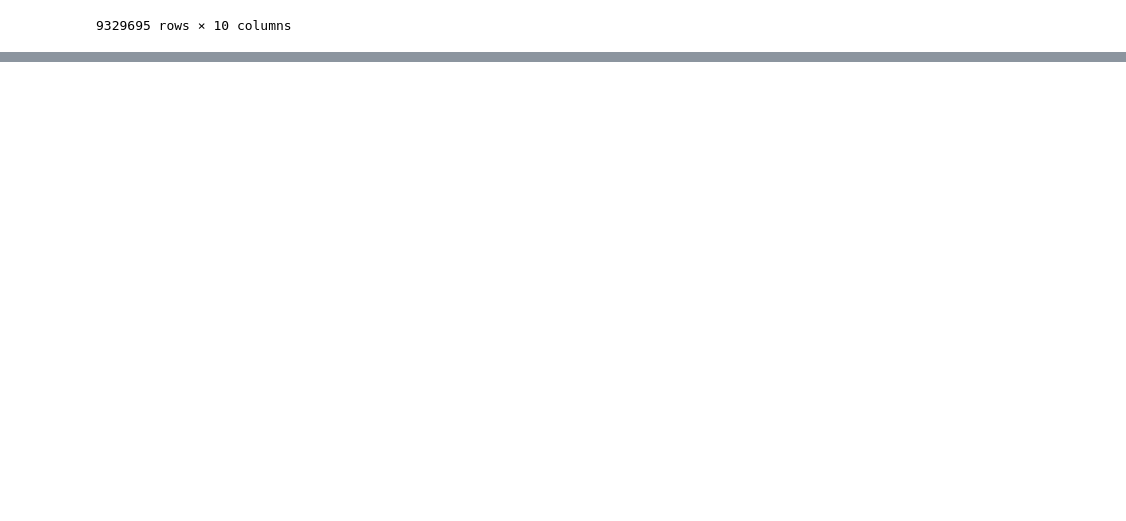
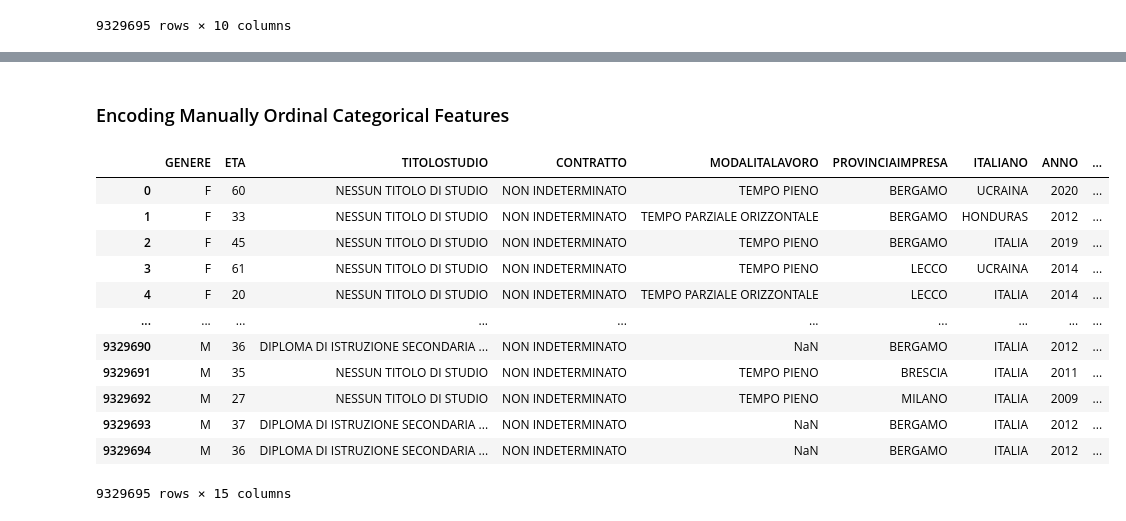
Before and after one commit to itsferios/LAB3, a Jupyter notebook: Creazione dataframe.ipynb, the cells around one changed output, grey strips where cells are left out. Saved outputs shown, nothing was run; the diff lists cells and outputs as text; code cells hidden in the pictures; blank space fills up the shorter version.

```diff
--- a/Creazione dataframe.ipynb
+++ b/Creazione dataframe.ipynb
@@ -127,0 +163,6 @@ join2.to_csv('file_name.csv')
+# %%
+# Apply the label encoder to the dataset
+le_titolostudio.fit(copia['TITOLOSTUDIO'])
+le_modlavoro.fit(copia['MODALITALAVORO'])
+le_prov.fit(copia['PROVINCIAIMPRESA'])
+le_nazionalita.fit(copia['ITALIANO'])
@@ -127,0 +171,4 @@ join2.to_csv('file_name.csv')
+# %%
+# Transform into integers
+transformation_ts = le_titolostudio.transform(indeterminato['TITOLOSTUDIO'])
+transformation_ts
@@ -127,0 +182,12 @@ join2.to_csv('file_name.csv')
+# %%
+# Transform into integers
+transformation_ml = le_modlavoro.transform(indeterminato['MODALITALAVORO'])
+transformation_prov = le_prov.transform(indeterminato['PROVINCIAIMPRESA'])
+transformation_nazion = le_nazionalita.transform(indeterminato['ITALIANO'])
+# %%
+# Apply label encoder on categorical feature columns
+copia['titolostudio_transformed'] = list(transformation_ts)
+copia['modalitalavoro_transformed'] = list(transformation_ml)
+copia['provincia_transformed'] = list(transformation_prov)
+copia['nazionalita_transformed'] = list(transformation_nazion)
+copia
@@ -127,0 +208,2 @@ join2.to_csv('file_name.csv')
+# %% [markdown]
+### Encoding Manually Ordinal Categorical Features
@@ -127,0 +242,21 @@ join2.to_csv('file_name.csv')
+# %%
+# Create mapper
+scale_mapper = {'NON INDETERMINATO':0, 'INDETERMINATO':1}
+
+# Map feature values to scale
+copia['contratto_transformed'] = copia['CONTRATTO'].replace(scale_mapper)
+copia
+# %% [output]
+|  | GENERE | ETA | TITOLOSTUDIO | CONTRATTO | MODALITALAVORO | PROVINCIAIMPRESA | ITALIANO | ANNO | ... |
+| 0 | F | 60 | NESSUN TITOLO DI STUDIO | NON INDETERMINATO | TEMPO PIENO | BERGAMO | UCRAINA | 2020 | ... |
+| 1 | F | 33 | NESSUN TITOLO DI STUDIO | NON INDETERMINATO | TEMPO PARZIALE ORIZZONTALE | BERGAMO | HONDURAS | 2012 | ... |
+| 2 | F | 45 | NESSUN TITOLO DI STUDIO | NON INDETERMINATO | TEMPO PIENO | BERGAMO | ITALIA | 2019 | ... |
+| 3 | F | 61 | NESSUN TITOLO DI STUDIO | NON INDETERMINATO | TEMPO PIENO | LECCO | UCRAINA | 2014 | ... |
+| 4 | F | 20 | NESSUN TITOLO DI STUDIO | NON INDETERMINATO | TEMPO PARZIALE ORIZZONTALE | LECCO | ITALIA | 2014 | ... |
+| ... | ... | ... | ... | ... | ... | ... | ... | ... | ... |
+| 9329690 | M | 36 | DIPLOMA DI ISTRUZIONE SECONDARIA ... | NON INDETERMINATO | NaN | BERGAMO | ITALIA | 2012 | ... |
+| 9329691 | M | 35 | NESSUN TITOLO DI STUDIO | NON INDETERMINATO | TEMPO PIENO | BRESCIA | ITALIA | 2011 | ... |
+| 9329692 | M | 27 | NESSUN TITOLO DI STUDIO | NON INDETERMINATO | TEMPO PIENO | MILANO | ITALIA | 2009 | ... |
+| 9329693 | M | 37 | DIPLOMA DI ISTRUZIONE SECONDARIA ... | NON INDETERMINATO | NaN | BERGAMO | ITALIA | 2012 | ... |
+| 9329694 | M | 36 | DIPLOMA DI ISTRUZIONE SECONDARIA ... | NON INDETERMINATO | NaN | BERGAMO | ITALIA | 2012 | ... |
+9329695 rows × 15 columns
```
Also changed, not shown: parts of 29 cells of this notebook.
